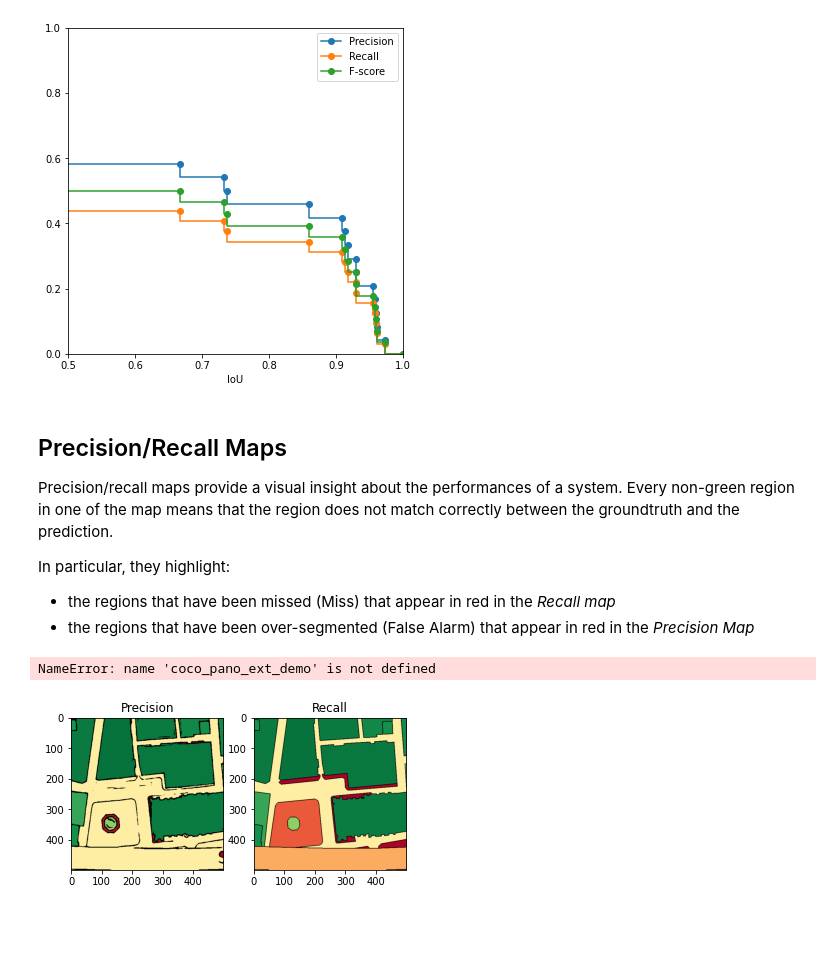
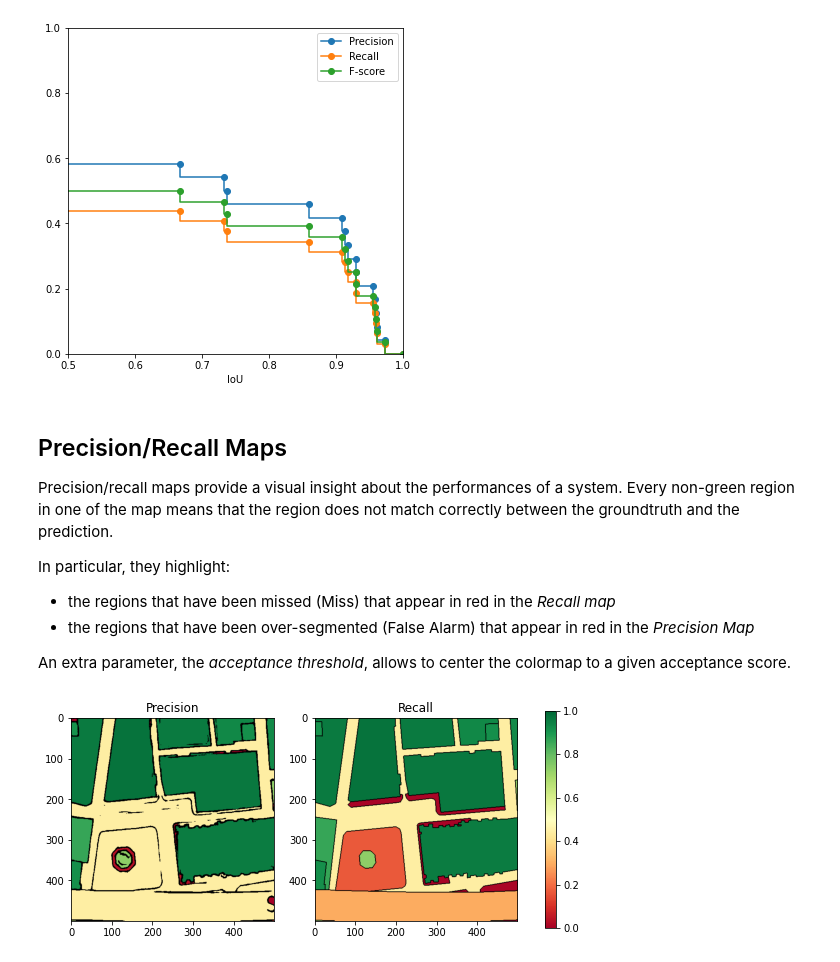
Before and after one commit to icdar21-mapseg/coco-pano-ext-demo, a Jupyter notebook: README.ipynb, the cells around one changed output. Cells and saved outputs as stored; diff of their text form; code cells hidden in the pictures; blank space fills up the shorter version.

```diff
--- a/README.ipynb
+++ b/README.ipynb
@@ -89,20 +84,28 @@ In particular, they highlight:
 
 * the regions that have been missed (Miss) that appear in red in the *Recall map*
 * the regions that have been over-segmented (False Alarm) that appear in red in the *Precision Map*
+
+An extra parameter, the *acceptance threshold*, allows to center the colormap to a given acceptance score.
 # %%
 from skimage.io import imread
 import coco_pano_ext_demo as coco
+import matplotlib.cm
 
 GT = imread("doc/296_5000_6500_5500_7000_gt.png", as_gray=True)
 Pred = imread("doc/296_5000_6500_5500_7000_pred.png", as_gray=True)
-precision, recall = coco.precision_recall_maps(GT < 0.5, Pred < 0.5)
+GT = GT < 0.5
+Pred = Pred < 0.5
 
-f, [ax1, ax2] = plt.subplots(1, 2)
-ax1.imshow(precision)
-ax1.set_title("Precision")
-ax2.imshow(recall)
-ax2.set_title("Recall")
-f.colorbar(coco._cmap)
+def show_precision_recall(t):
+    precision, recall = coco.precision_recall_maps(GT, Pred, lower_bound=t)
+
+    f, [ax1, ax2] = plt.subplots(1, 2, figsize=(10,4))
+    ax1.imshow(precision)
+    ax1.set_title("Precision")
+    ax2.imshow(recall)
+    ax2.set_title("Recall")
+    f.colorbar(matplotlib.cm.ScalarMappable(cmap=coco._cmap), ax=[ax1, ax2])
+
+show_precision_recall(t = 0.5)
 # %% [output]
-NameError: name 'coco_pano_ext_demo' is not defined
-[figure, old version]
+[figure, new version]
```
Also changed, not shown: parts of 7 cells of this notebook, 5 other files.
